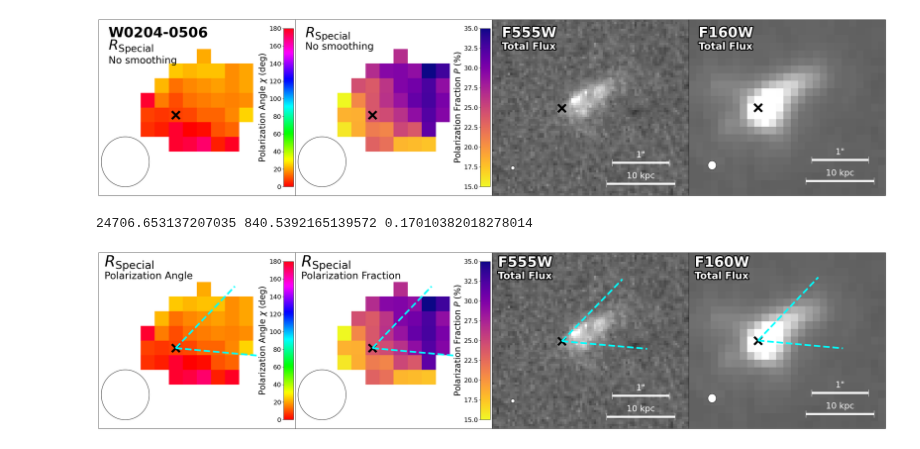
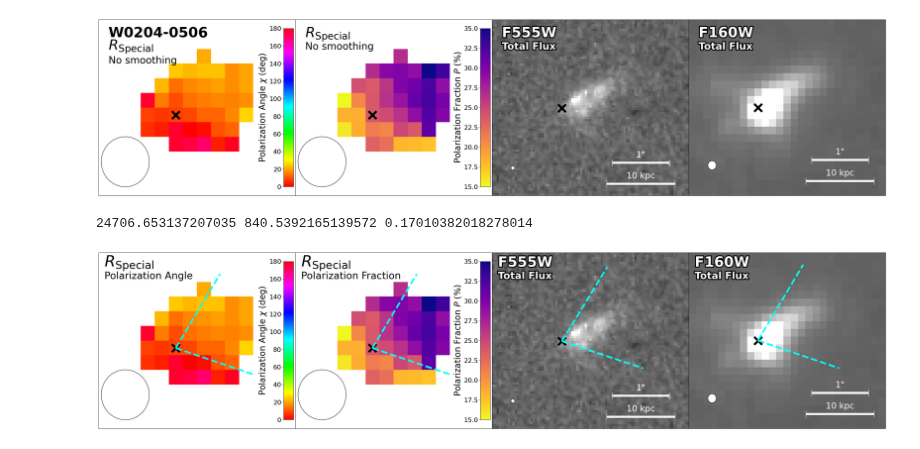
Before and after one commit to rjassef/Impol_BHDs_repo, a Jupyter notebook: plots/W0204-0506/W0204_plot.ipynb, the cells around one changed output. Cells and saved outputs as stored; diff of their text form; code cells hidden in the pictures.

Commit message:
Changed cone half angle in figure.

```diff
--- a/plots/W0204-0506/W0204_plot.ipynb
+++ b/plots/W0204-0506/W0204_plot.ipynb
@@ -237,7 +237,8 @@ for k, im in enumerate([pangle_co, pfrac_co, f555w_co, f160w_co]):
     #Draw the cone from the best-fit SKIRTOR model. Where we think we see the outflow cone, the polarization angle is about 20 degrees. The cone base will be at the brightest pixel.
     chi = 20.*u.deg
     #psi_cone = 18*u.deg
-    psi_cone = 25*u.deg
+    #psi_cone = 25*u.deg
+    psi_cone = 38*u.deg
     cone_len = 1.5*u.arcsec
     cx2, cy2 = im.wcs.world_to_pixel(max_coords.directional_offset_by(chi+psi_cone-90*u.deg, cone_len))
     cx3, cy3 = im.wcs.world_to_pixel(max_coords.directional_offset_by(chi-psi_cone-90*u.deg, cone_len))
@@ -299,31 +300,31 @@ for k, inst in enumerate(['FORS2','FORS2','F555W','F160W']):
 #10kpc bar
 for k, im in enumerate([pangle_co, pfrac_co, f555w_co, f160w_co]):
     if k<2:
         continue
     if k<2:
         color = 'black'
     else:
         color = 'white'
     pixscale = im.wcs.proj_plane_pixel_scales()[0]
     bar_size = (10*u.kpc/cosmo.angular_diameter_distance(2.100))*u.rad
     bar_size_pix = (bar_size / pixscale).to(u.dimensionless_unscaled)
     ny, nx = im.data.shape
     axs[0,k].errorbar([0.75*nx],[0.06*ny],xerr=[bar_size_pix/2.], fmt='none', capsize=10.0,lw=6.0,color=color)
     txt = axs[0,k].text(0.75*nx,0.08*ny,"10 kpc",ha='center',va='bottom', fontsize=24, color=color)
     if k<2:
         txt.set_path_effects([PathEffects.withStroke(linewidth=4, foreground='black')])
 
     ang_bar_size = 1.0*u.arcsec
     ang_bar_size_pix = (ang_bar_size / pixscale).to(u.dimensionless_unscaled)
     axs[0,k].errorbar([0.75*nx],[0.18*ny],xerr=[ang_bar_size_pix/2.], fmt='none', capsize=10.0,lw=6.0,color=color)
     txt = axs[0,k].text(0.75*nx,0.20*ny,"1\"",ha='center',va='bottom', fontsize=24, color=color)
     if k<2:
         txt.set_path_effects([PathEffects.withStroke(linewidth=4, foreground='black')])
 
 #plt.tight_layout()
 plt.show()
 
 fig.savefig("W0204_pol_HST.with_cone.png", dpi=200, bbox_inches='tight')
 # %% [output]
 24706.653137207035 840.5392165139572 0.17010382018278014
-[figure, old version]
+[figure, new version]
```
Also changed, not shown: 1 other file.
